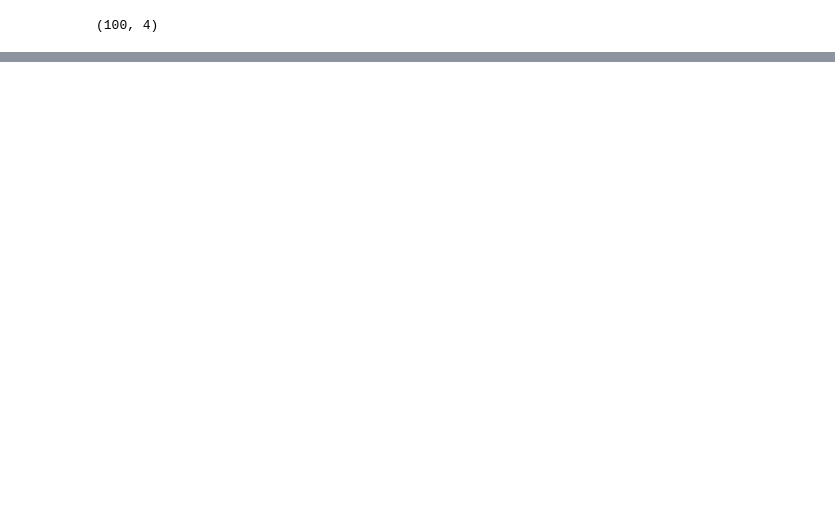
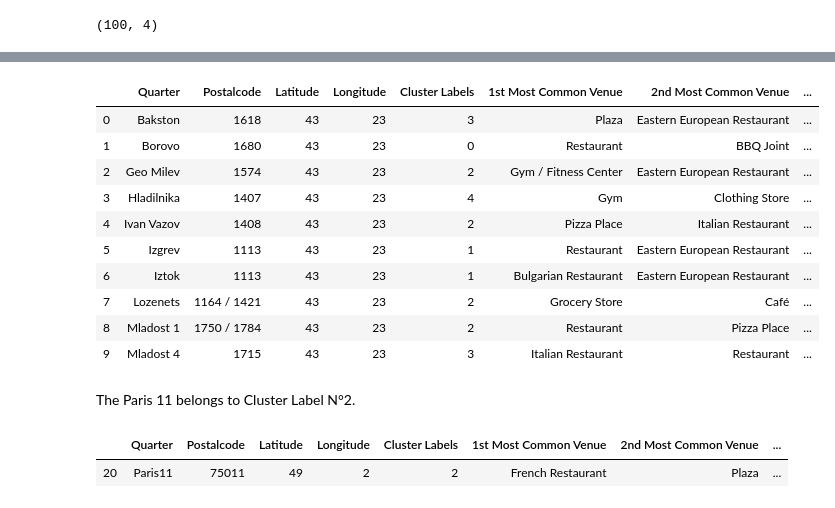
Before and after one commit to audreyooo/ibm-datascience-project, a Jupyter notebook: IBM_Project_Sofia_Paris_Venues.ipynb, the cells around one changed output, grey strips where cells are left out. Saved outputs shown, nothing was run; the diff lists cells and outputs as text; code cells hidden in the pictures; blank space fills up the shorter version.

```diff
--- a/IBM_Project_Sofia_Paris_Venues.ipynb
+++ b/IBM_Project_Sofia_Paris_Venues.ipynb
@@ -401,0 +584,26 @@ paris11_venues.head()
+# %%
+def return_most_common_venues(row, num_top_venues):
+    row_categories = row.iloc[1:]
+    row_categories_sorted = row_categories.sort_values(ascending=False)
+
+    return row_categories_sorted.index.values[0:num_top_venues]
+# %%
+num_top_venues = 10
+indicators = ['st', 'nd', 'rd']
+
+# create columns according to number of top venues
+columns = ['Quarter']
+for ind in np.arange(num_top_venues):
+    try:
+        columns.append('{}{} Most Common Venue'.format(ind+1, indicators[ind]))
+    except:
+        columns.append('{}th Most Common Venue'.format(ind+1))
+
+# create a new dataframe
+quarters_venues_sorted = pd.DataFrame(columns=columns)
+quarters_venues_sorted['Quarter'] = total_grouped['Quarter']
+
+for ind in np.arange(total_grouped.shape[0]):
+    quarters_venues_sorted.iloc[ind, 1:] = return_most_common_venues(total_grouped.iloc[ind, :], num_top_venues)
+
+quarters_venues_sorted.head()
@@ -401,0 +617,22 @@ paris11_venues.head()
+# %%
+# add clustering labels
+quarters_venues_sorted.insert(0, 'Cluster Labels', kmeans.labels_)
+
+totalresult.rename(columns={"Quarter":"Quarter"},inplace=True)
+totalresult_merged = totalresult
+# merge toronto_grouped with toronto_data to add latitude/longitude for each neighborhood
+totalresult_merged = totalresult_merged.join(quarters_venues_sorted.set_index('Quarter'), on='Quarter')
+
+totalresult_merged.head(10) # check the last columns!
+# %% [output]
+|  | Quarter | Postalcode | Latitude | Longitude | Cluster Labels | 1st Most Common Venue | 2nd Most Common Venue | ... |
+| 0 | Bakston | 1618 | 43 | 23 | 3 | Plaza | Eastern European Restaurant | ... |
+| 1 | Borovo | 1680 | 43 | 23 | 0 | Restaurant | BBQ Joint | ... |
+| 2 | Geo Milev | 1574 | 43 | 23 | 2 | Gym / Fitness Center | Eastern European Restaurant | ... |
+| 3 | Hladilnika | 1407 | 43 | 23 | 4 | Gym | Clothing Store | ... |
+| 4 | Ivan Vazov | 1408 | 43 | 23 | 2 | Pizza Place | Italian Restaurant | ... |
+| 5 | Izgrev | 1113 | 43 | 23 | 1 | Restaurant | Eastern European Restaurant | ... |
+| 6 | Iztok | 1113 | 43 | 23 | 1 | Bulgarian Restaurant | Eastern European Restaurant | ... |
+| 7 | Lozenets | 1164 / 1421 | 43 | 23 | 2 | Grocery Store | Café | ... |
+| 8 | Mladost 1 | 1750 / 1784 | 43 | 23 | 2 | Restaurant | Pizza Place | ... |
+| 9 | Mladost 4 | 1715 | 43 | 23 | 3 | Italian Restaurant | Restaurant | ... |
@@ -401,0 +642,7 @@ paris11_venues.head()
+# %% [markdown]
+The Paris 11 belongs to Cluster Label N°2.
+# %%
+totalresult_merged.loc[totalresult_merged['Quarter'] == 'Paris11']
+# %% [output]
+|  | Quarter | Postalcode | Latitude | Longitude | Cluster Labels | 1st Most Common Venue | 2nd Most Common Venue | ... |
+| 20 | Paris11 | 75011 | 49 | 2 | 2 | French Restaurant | Plaza | ... |
```
Also changed, not shown: parts of 45 cells of this notebook.
